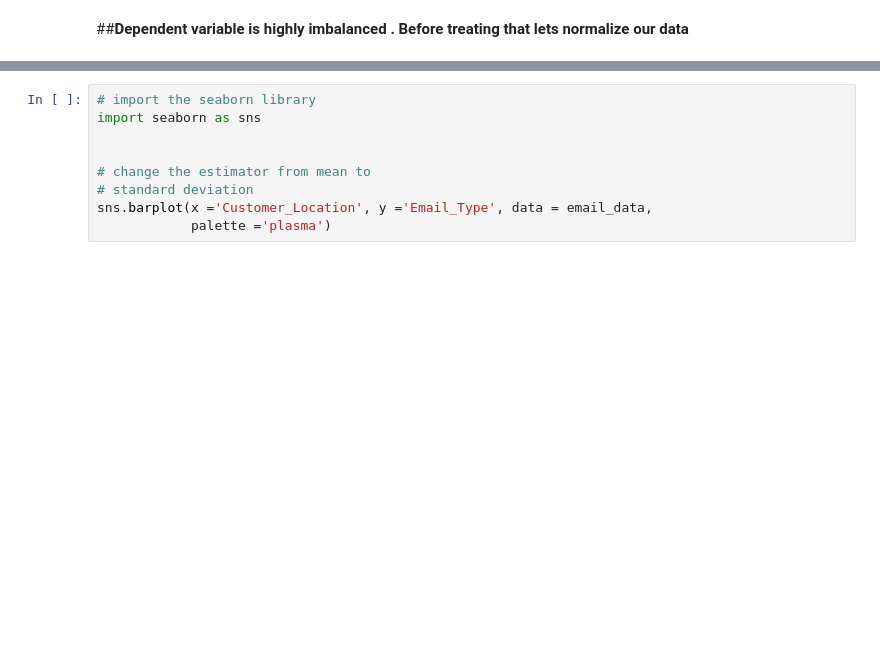
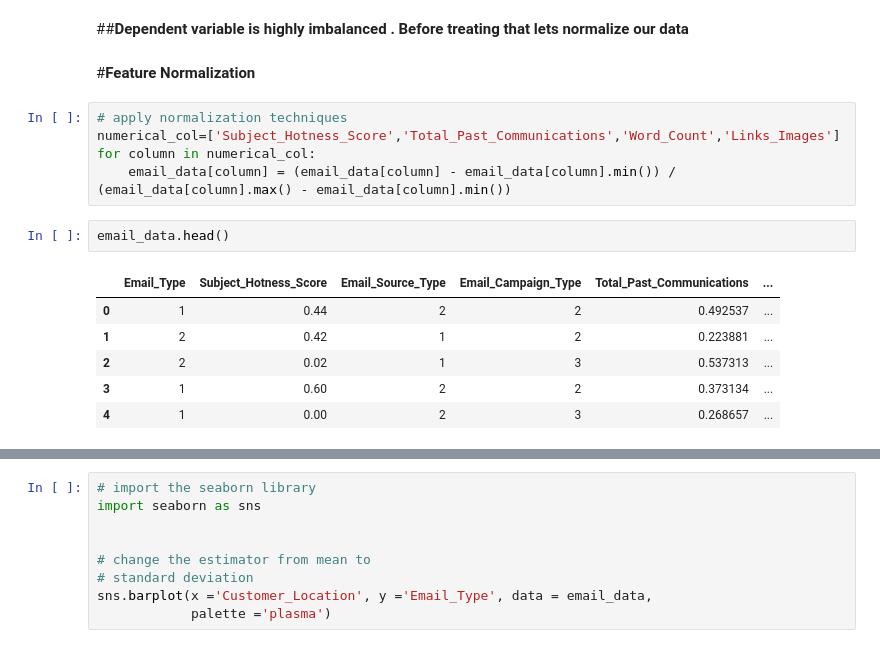
Before and after one commit to Akramkhan01/Email-Campaign-Effectiveness-Prediction-Capstone-Project, a Jupyter notebook: Email_Campaign_Effectiveness_Prediction.ipynb, the cells around one changed output, grey strips where cells are left out. Drawn from its saved outputs; the diff is of its cells as text; blank space fills up the shorter version.

```diff
--- a/Email_Campaign_Effectiveness_Prediction.ipynb
+++ b/Email_Campaign_Effectiveness_Prediction.ipynb
@@ -647,3 +647,19 @@ Email_Status
 Name: Email_Type, dtype: int64
 # %% [markdown]
 ##**Dependent variable is highly imbalanced . Before treating that lets normalize our data**
+# %% [markdown]
+#**Feature Normalization**
+# %%
+# apply normalization techniques
+numerical_col=['Subject_Hotness_Score','Total_Past_Communications','Word_Count','Links_Images']
+for column in numerical_col:
+    email_data[column] = (email_data[column] - email_data[column].min()) / (email_data[column].max() - email_data[column].min())
+# %%
+email_data.head()
+# %% [output]
+|  | Email_Type | Subject_Hotness_Score | Email_Source_Type | Email_Campaign_Type | Total_Past_Communications | ... |
+| 0 | 1 | 0.44 | 2 | 2 | 0.492537 | ... |
+| 1 | 2 | 0.42 | 1 | 2 | 0.223881 | ... |
+| 2 | 2 | 0.02 | 1 | 3 | 0.537313 | ... |
+| 3 | 1 | 0.60 | 2 | 2 | 0.373134 | ... |
+| 4 | 1 | 0.00 | 2 | 3 | 0.268657 | ... |
```
Also changed, not shown: parts of 3 cells of this notebook.
